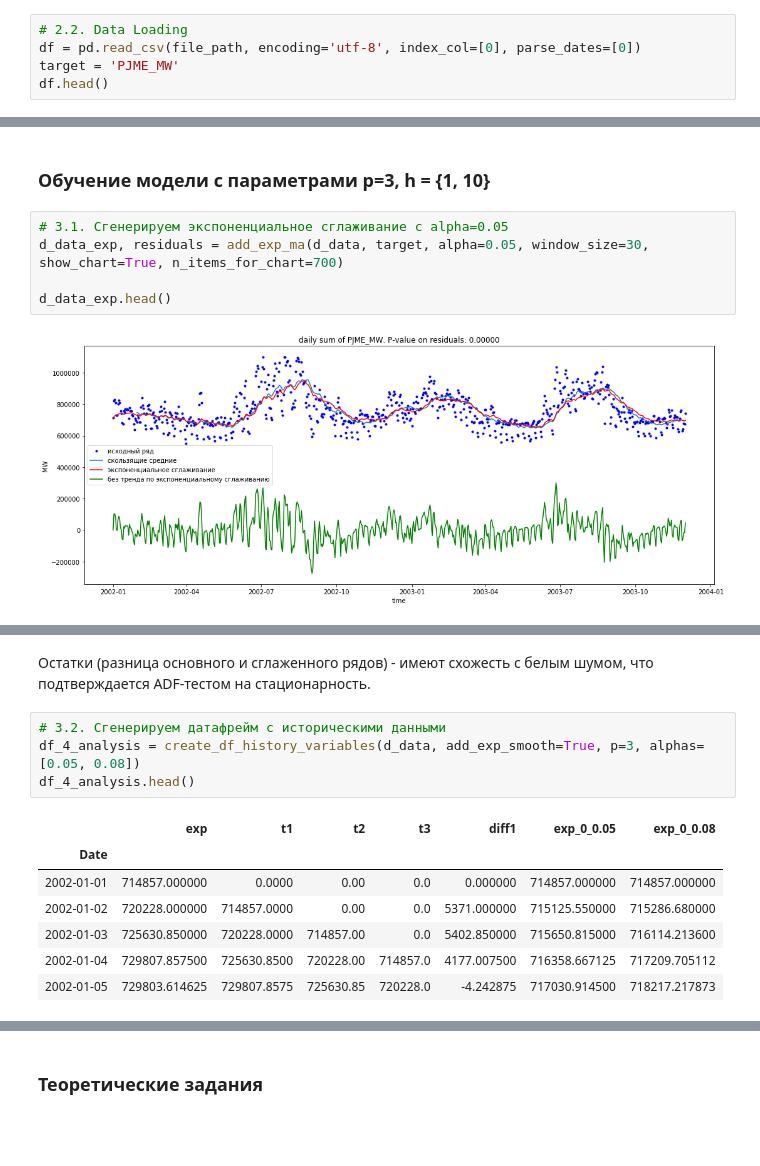
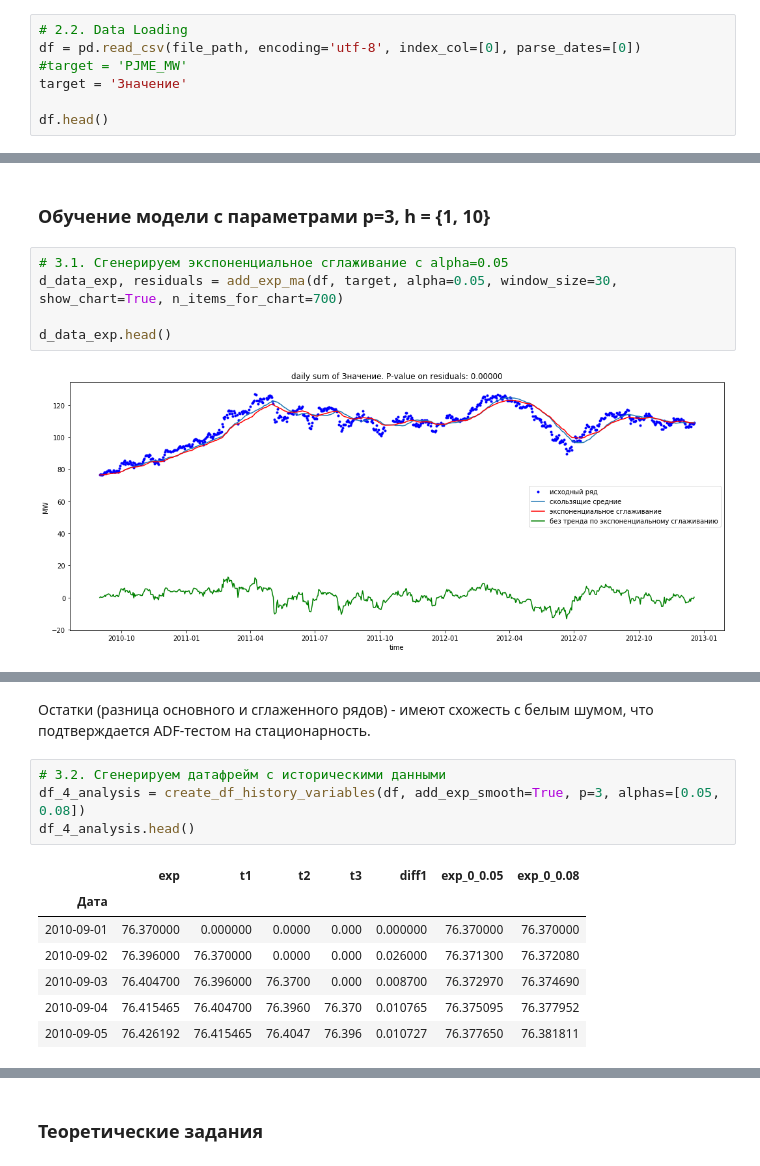
Before and after one commit to NuranKZ/GB-MLB, a Jupyter notebook: hw2.ipynb, the cells around one changed output, grey strips where cells are left out. Cells and saved outputs as stored; diff of their text form; blank space fills up the shorter version.

```diff
--- a/hw2.ipynb
+++ b/hw2.ipynb
@@ -41,6 +42,8 @@ my_PJME_MW.csv
 # %%
 # 2.2. Data Loading
 df = pd.read_csv(file_path, encoding='utf-8', index_col=[0], parse_dates=[0])
-target = 'PJME_MW'
+#target = 'PJME_MW'
+target = 'Значение'
+
 df.head()
 # %% [output]
@@ -206,8 +211,8 @@ def fit_and_predict(df, test_portion, h, model_instance, original_df, model_para
 ### Обучение модели с параметрами p=3, h = {1, 10}
 # %%
 # 3.1. Сгенерируем экспоненциальное сглаживание с alpha=0.05
-d_data_exp, residuals = add_exp_ma(d_data, target, alpha=0.05, window_size=30, show_chart=True, n_items_for_chart=700)
+d_data_exp, residuals = add_exp_ma(df, target, alpha=0.05, window_size=30, show_chart=True, n_items_for_chart=700)
 
 d_data_exp.head()
 # %% [output]
-[figure, old version]
+[figure, new version]
@@ -222,16 +227,16 @@ d_data_exp.head()
 Остатки (разница основного и сглаженного рядов) - имеют схожесть с белым шумом, что подтверждается ADF-тестом на стационарность.
 # %%
 # 3.2. Сгенерируем датафрейм с историческими данными
-df_4_analysis = create_df_history_variables(d_data, add_exp_smooth=True, p=3, alphas=[0.05, 0.08])
+df_4_analysis = create_df_history_variables(df, add_exp_smooth=True, p=3, alphas=[0.05, 0.08])
 df_4_analysis.head()
 # %% [output]
 |  | exp | t1 | t2 | t3 | diff1 | exp_0_0.05 | exp_0_0.08 |
-| Date |  |  |  |  |  |  |  |
-| 2002-01-01 | 714857.000000 | 0.0000 | 0.00 | 0.0 | 0.000000 | 714857.000000 | 714857.000000 |
-| 2002-01-02 | 720228.000000 | 714857.0000 | 0.00 | 0.0 | 5371.000000 | 715125.550000 | 715286.680000 |
-| 2002-01-03 | 725630.850000 | 720228.0000 | 714857.00 | 0.0 | 5402.850000 | 715650.815000 | 716114.213600 |
-| 2002-01-04 | 729807.857500 | 725630.8500 | 720228.00 | 714857.0 | 4177.007500 | 716358.667125 | 717209.705112 |
-| 2002-01-05 | 729803.614625 | 729807.8575 | 725630.85 | 720228.0 | -4.242875 | 717030.914500 | 718217.217873 |
+| Дата |  |  |  |  |  |  |  |
+| 2010-09-01 | 76.370000 | 0.000000 | 0.0000 | 0.000 | 0.000000 | 76.370000 | 76.370000 |
+| 2010-09-02 | 76.396000 | 76.370000 | 0.0000 | 0.000 | 0.026000 | 76.371300 | 76.372080 |
+| 2010-09-03 | 76.404700 | 76.396000 | 76.3700 | 0.000 | 0.008700 | 76.372970 | 76.374690 |
+| 2010-09-04 | 76.415465 | 76.404700 | 76.3960 | 76.370 | 0.010765 | 76.375095 | 76.377952 |
+| 2010-09-05 | 76.426192 | 76.415465 | 76.4047 | 76.396 | 0.010727 | 76.377650 | 76.381811 |
 # %%
 # 3.3. Визуализируем разделение на train и test с пропорциями 80/20
 X_train, y_train, X_test, y_test = split_2_train_test(df_4_analysis, test_portion=0.2, h=1, show_chart=True)
```
Also changed, not shown: parts of 13 cells of this notebook.
